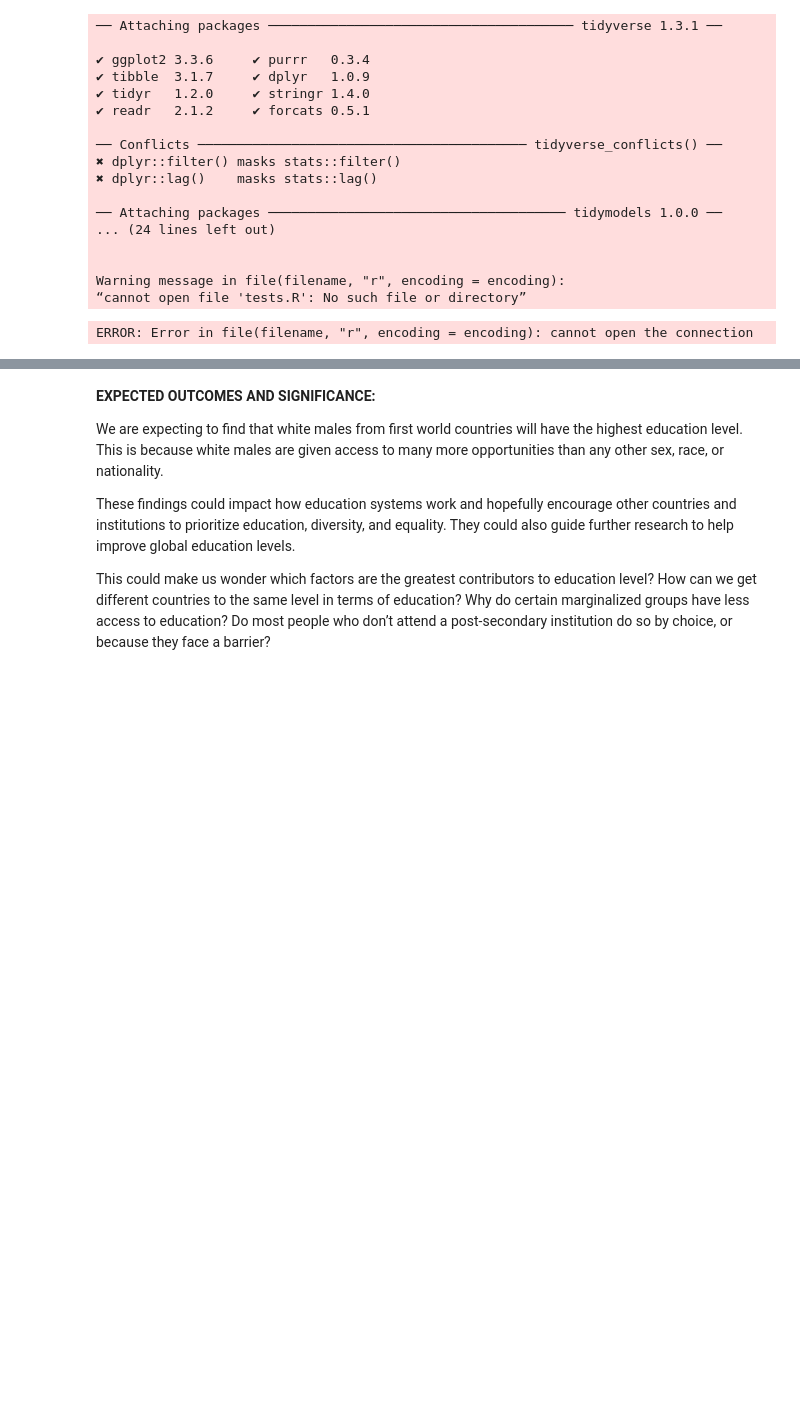
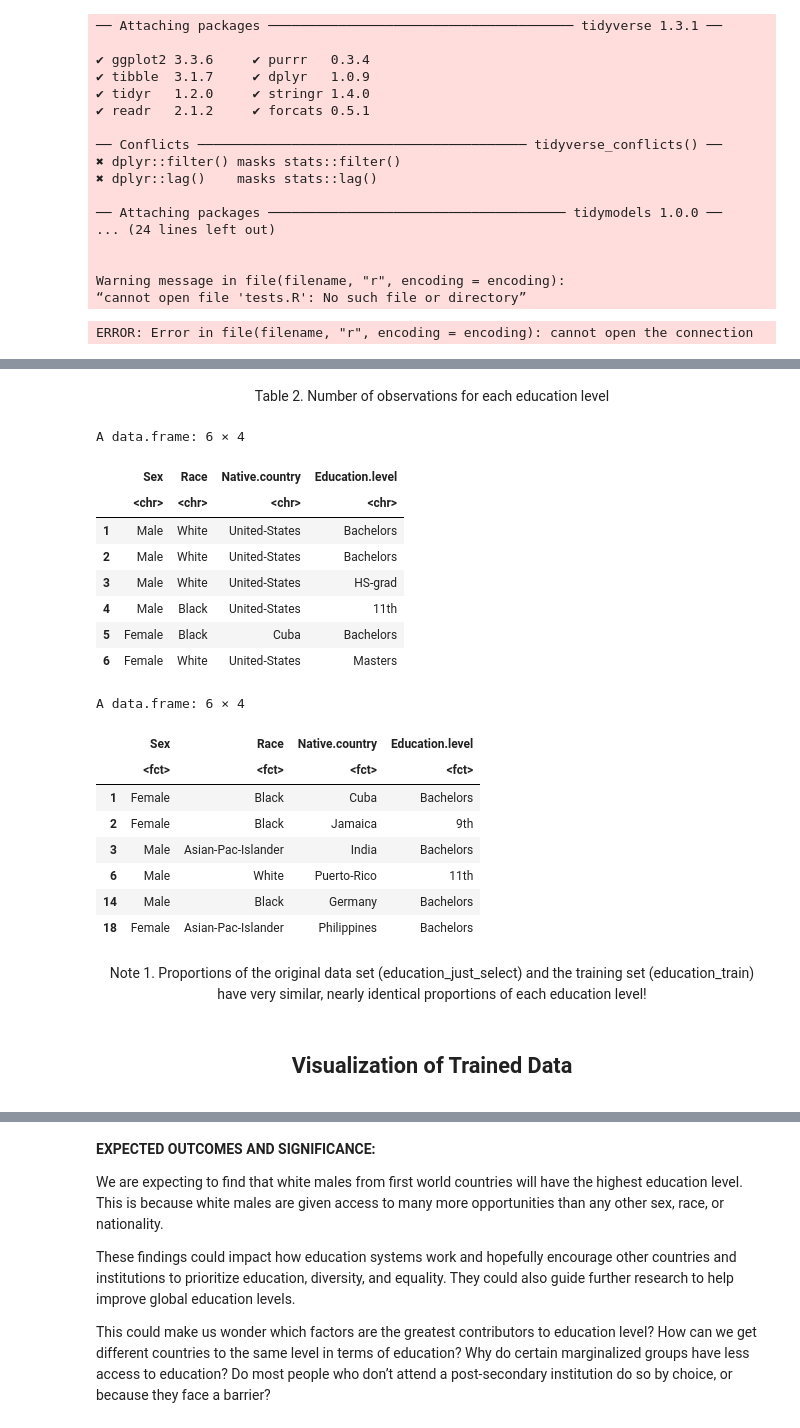
Before and after one commit to evelynmitchell189/Group_project_report, a Jupyter notebook: education_data.ipynb, the cells around one changed output, grey strips where cells are left out. Drawn from its saved outputs; the diff is of its cells as text; code cells hidden in the pictures; blank space fills up the shorter version.

```diff
--- a/education_data.ipynb
+++ b/education_data.ipynb
@@ -54,6 +75,13 @@ We decided that race, sex, and native country would likely be the largest contri
 # %%
+set.seed(1)
+# Load education dataset
 education_data <- read.csv("https://drive.google.com/uc?export=download&id=1NaiDw1Sow9z2Msgl9-pKJEN4iPlOmW3W")
 
+# No changes to data other than selecting specific columns
+education_just_select <- education_data |>
+                         select(Sex, Race, Native.country, Education.level)
+
+# Select data (removing rows with "United States" or "?" in Native.country)
 education_select <- education_data |>
                     filter(!(Native.country == "United-States"), !(Native.country == "?"), na.rm = TRUE) |>
                     select(Sex, Race, Native.country, Education.level) |>
@@ -61,11 +89,29 @@ education_select <- education_data |>
                            Native.country = as.factor(Native.country),
                            Education.level = as.factor(Education.level),
                            Race = as.factor(Race))
-# head(education_select)
-education_select
 
+# Proportioning data to ensure education level is the same unit
 education_proportions <- education_select |>
                       group_by(Education.level) |>
                       summarize(n = n()) |>
                       mutate(percent = 100*n/nrow(education_select))
-education_proportions
+
+# Data already tidy and ready to be split into training and testing data!I don't iiiidiidhfjkahdsjkf
+
+# Create training and testing set
+education_split <- initial_split(education_select, prop = 0.70, strata = Education.level)
+education_train <- training(education_split)
+education_test <- testing(education_split)
+
+#making sure training data proportions are correct:
+
+split_education_proportions <- education_train |>
+                      group_by(Education.level) |>
+                      summarize(n = n()) |>
+                      mutate(percent = 100*n/nrow(education_train))
+
+#summarizing into a table to see how many observations there are for each education level:
+
+education_level_table <- education_train |>
+                      group_by(Education.level) |>
+                      summarize(n = n())
@@ -115 +154,29 @@ Data above is already in a tidy format and ready to be split into training and t
+# %% [markdown]
+<center>Table 2. Number of observations for each education level</center>
+# %%
+head(education_just_select)
+head(education_train)
+# %% [output]
+A data.frame: 6 × 4
+|  | Sex | Race | Native.country | Education.level |
+|  | <chr> | <chr> | <chr> | <chr> |
+| 1 | Male | White | United-States | Bachelors |
+| 2 | Male | White | United-States | Bachelors |
+| 3 | Male | White | United-States | HS-grad |
+| 4 | Male | Black | United-States | 11th |
+| 5 | Female | Black | Cuba | Bachelors |
+| 6 | Female | White | United-States | Masters |
+A data.frame: 6 × 4
+|  | Sex | Race | Native.country | Education.level |
+|  | <fct> | <fct> | <fct> | <fct> |
+| 1 | Female | Black | Cuba | Bachelors |
+| 2 | Female | Black | Jamaica | 9th |
+| 3 | Male | Asian-Pac-Islander | India | Bachelors |
+| 6 | Male | White | Puerto-Rico | 11th |
+| 14 | Male | Black | Germany | Bachelors |
+| 18 | Female | Asian-Pac-Islander | Philippines | Bachelors |
+# %% [markdown]
+<center>Note 1. Proportions of the original data set (education_just_select) and the training set (education_train) have very similar, nearly identical proportions of each education level!</center>
+# %% [markdown]
+<center><h2>Visualization of Trained Data</h2></center>
 # %%
```
Also changed, not shown: parts of 37 cells of this notebook.
